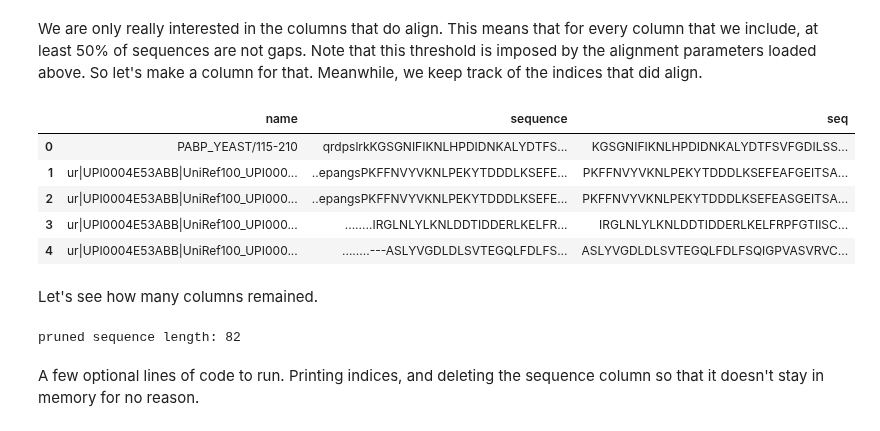
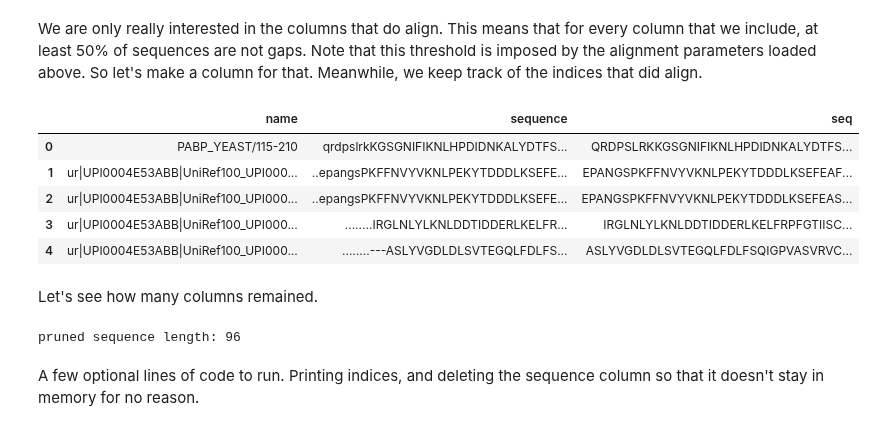
Before and after one commit to anihamde/VAE_protein_function, a Jupyter notebook: VAE_for_protein_function_prediction-TORCH.ipynb, the cells around one changed output. Drawn from its saved outputs; the diff is of its cells as text; code cells hidden in the pictures.

```diff
--- a/VAE_for_protein_function_prediction-TORCH.ipynb
+++ b/VAE_for_protein_function_prediction-TORCH.ipynb
@@ -110,6 +110,7 @@ Import the alignment data:
 # %%
 n_data = 50000
 varlen = True
+unaligned = True
 # %%
 data=pdataframe_from_alignment_file("PABP_YEAST_hmmerbit_plmc_n5_m30_f50_t0.2_r115-210_id100_b48.a2m",n_data)
 print ("number of data points: ",len(data))
@@ -135,13 +136,13 @@ sample sequence:  qrdpslrkKGSGNIFIKNLHPDIDNKALYDTFSVFGDILSSKIATDENGKSKGFGFVHFEEE
 We are only really interested in the columns that do align. This means that for every column that we include, at least 50% of sequences are not gaps. Note that this threshold is imposed by the alignment parameters loaded above. So let's make a column for that. Meanwhile, we keep track of the indices that did align.
 # %%
 indices=index_of_non_lower_case_dot(data.iloc[0]["sequence"])
-data["seq"]=list(map(prune_seq,data["sequence"],[varlen]*len(data["sequence"])))
+data["seq"]=list(map(prune_seq,data["sequence"],[varlen]*len(data["sequence"]),[unaligned]*len(data["sequence"])))
 data.head()
 # %% [output]
 |  | name | sequence | seq |
-| 0 | PABP_YEAST/115-210 | qrdpslrkKGSGNIFIKNLHPDIDNKALYDTFS... | KGSGNIFIKNLHPDIDNKALYDTFSVFGDILSS... |
-| 1 | ur|UPI0004E53ABB|UniRef100_UPI000... | ..epangsPKFFNVYVKNLPEKYTDDDLKSEFE... | PKFFNVYVKNLPEKYTDDDLKSEFEAFGEITSA... |
-| 2 | ur|UPI0004E53ABB|UniRef100_UPI000... | ..epangsPKFFNVYVKNLPEKYTDDDLKSEFE... | PKFFNVYVKNLPEKYTDDDLKSEFEASGEITSA... |
+| 0 | PABP_YEAST/115-210 | qrdpslrkKGSGNIFIKNLHPDIDNKALYDTFS... | QRDPSLRKKGSGNIFIKNLHPDIDNKALYDTFS... |
+| 1 | ur|UPI0004E53ABB|UniRef100_UPI000... | ..epangsPKFFNVYVKNLPEKYTDDDLKSEFE... | EPANGSPKFFNVYVKNLPEKYTDDDLKSEFEAF... |
+| 2 | ur|UPI0004E53ABB|UniRef100_UPI000... | ..epangsPKFFNVYVKNLPEKYTDDDLKSEFE... | EPANGSPKFFNVYVKNLPEKYTDDDLKSEFEAS... |
 | 3 | ur|UPI0004E53ABB|UniRef100_UPI000... | ........IRGLNLYLKNLDDTIDDERLKELFR... | IRGLNLYLKNLDDTIDDERLKELFRPFGTIISC... |
 | 4 | ur|UPI0004E53ABB|UniRef100_UPI000... | ........---ASLYVGDLDLSVTEGQLFDLFS... | ASLYVGDLDLSVTEGQLFDLFSQIGPVASVRVC... |
 # %% [markdown]
@@ -150,7 +151,7 @@ Let's see how many columns remained.
 PRUNED_SEQ_LENGTH=max( [len(data.iloc[i]["seq"]) for i in range(len(data))] )
 print ("pruned sequence length:", PRUNED_SEQ_LENGTH)
 # %% [output]
-pruned sequence length: 82
+pruned sequence length: 96
 # %%
 def add_stop_token(seq):
     num_stops = PRUNED_SEQ_LENGTH-len(seq)
```
Also changed, not shown: parts of 15 cells of this notebook, 1 other file.
